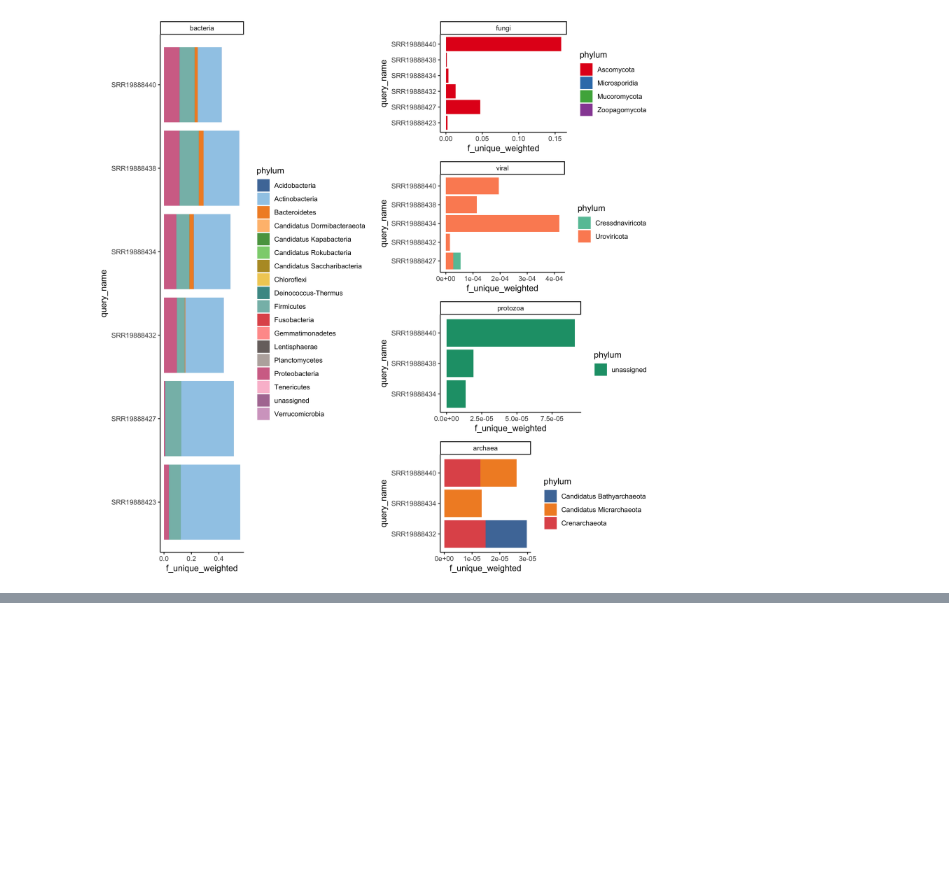
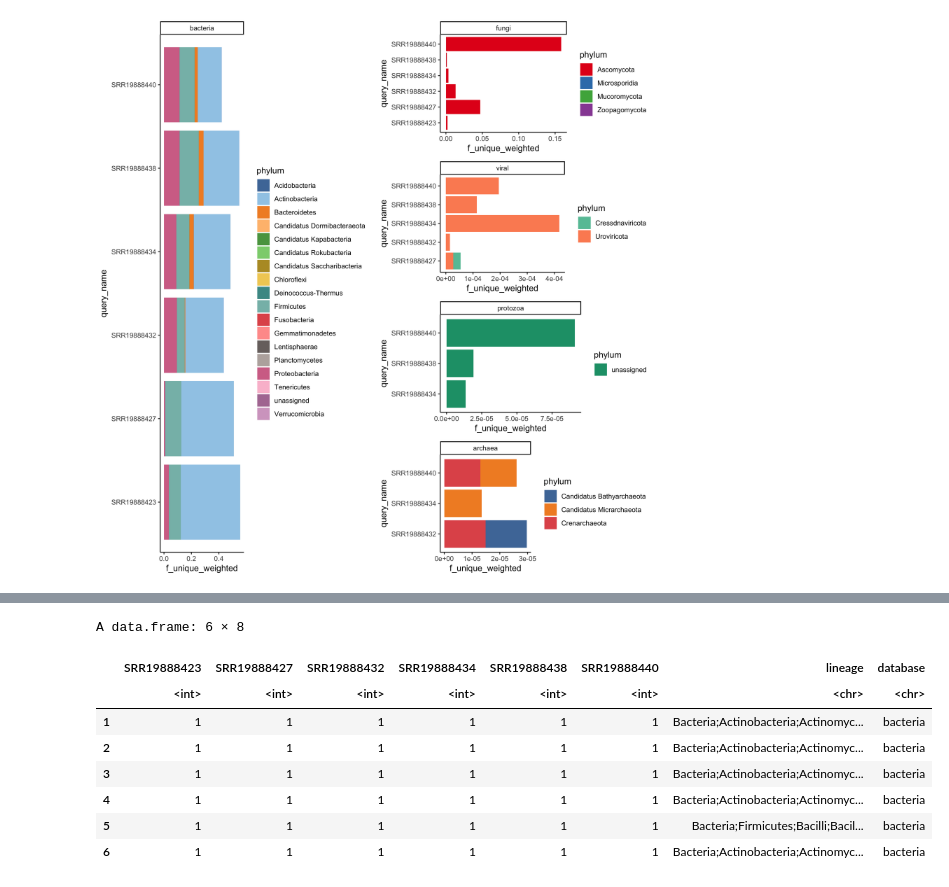
Before and after one commit to Arcadia-Science/2022-prjna853785-sourmash, a Jupyter notebook: notebooks/20220815-visualize-sourmash-taxonomy-results.ipynb, the cells around one changed output, grey strips where cells are left out. Saved outputs shown, nothing was run; the diff lists cells and outputs as text; code cells hidden in the pictures; blank space fills up the shorter version.

```diff
--- a/notebooks/20220815-visualize-sourmash-taxonomy-results.ipynb
+++ b/notebooks/20220815-visualize-sourmash-taxonomy-results.ipynb
@@ -149,10 +182,0 @@ These are full lineages, which may be represented up to the strain level.
-# %%
-# re-read in taxonomy results in list format instead of parsing from the above data
-files <- Sys.glob("outputs/sourmash_taxonomy/*k31*csv") # list files in the taxonomy folder that contain k31 and end with .csv
-sourmash_taxonomy_list <- list()
-for(i in 1:length(files)){
-    taxonomy <- read_csv(files[i], show_col_types = F) # read in the sourmash taxonomy results
-    taxonomy_name <- unique(taxonomy$query_name)       # record the signature name which is currently stored as the column name
-    sourmash_taxonomy_list[[i]] <- taxonomy$name       # record the lineage names in a list
-    names(sourmash_taxonomy_list)[i] <- taxonomy_name  # set the name of the list index to the signature name
-}
@@ -175,0 +188,10 @@ upset(upset_list, intersect = names(sourmash_taxonomy_list), set_sizes = F,
+# %%
+# re-read in taxonomy results in list format instead of parsing from the above data
+files <- Sys.glob("outputs/sourmash_taxonomy/*k31*csv") # list files in the taxonomy folder that contain k31 and end with .csv
+sourmash_taxonomy_upset_list <- list()
+for(i in 1:length(files)){
+    taxonomy <- read_csv(files[i], show_col_types = F) # read in the sourmash taxonomy results
+    sample_name <- unique(taxonomy$query_name)       # record the signature name which is currently stored as the column name
+    sourmash_taxonomy_upset_list[[i]] <- taxonomy$lineage      # record the lineage names in a list
+    names(sourmash_taxonomy_upset_list)[i] <- sample_name  # set the name of the list index to the signature name
+}
@@ -175,0 +201,23 @@ upset(upset_list, intersect = names(sourmash_taxonomy_list), set_sizes = F,
+# %%
+# re-derive appropriate domain labels using lineages
+
+# first, make a data frame that has lineage:database mapping
+lineage_to_db <- sourmash_taxonomy %>%
+  select(database, lineage) %>%
+  distinct()
+
+upset_df <- upset_df %>%
+  mutate(lineage = unique(unlist(sourmash_taxonomy_upset_list))) %>%
+  left_join(lineage_to_db, by = "lineage")
+
+head(upset_df)
+# %% [output]
+A data.frame: 6 × 8
+|  | SRR19888423 | SRR19888427 | SRR19888432 | SRR19888434 | SRR19888438 | SRR19888440 | lineage | database |
+|  | <int> | <int> | <int> | <int> | <int> | <int> | <chr> | <chr> |
+| 1 | 1 | 1 | 1 | 1 | 1 | 1 | Bacteria;Actinobacteria;Actinomyc... | bacteria |
+| 2 | 1 | 1 | 1 | 1 | 1 | 1 | Bacteria;Actinobacteria;Actinomyc... | bacteria |
+| 3 | 1 | 1 | 1 | 1 | 1 | 1 | Bacteria;Actinobacteria;Actinomyc... | bacteria |
+| 4 | 1 | 1 | 1 | 1 | 1 | 1 | Bacteria;Actinobacteria;Actinomyc... | bacteria |
+| 5 | 1 | 1 | 1 | 1 | 1 | 1 | Bacteria;Firmicutes;Bacilli;Bacil... | bacteria |
+| 6 | 1 | 1 | 1 | 1 | 1 | 1 | Bacteria;Actinobacteria;Actinomyc... | bacteria |
```
Also changed, not shown: parts of 11 cells of this notebook.
